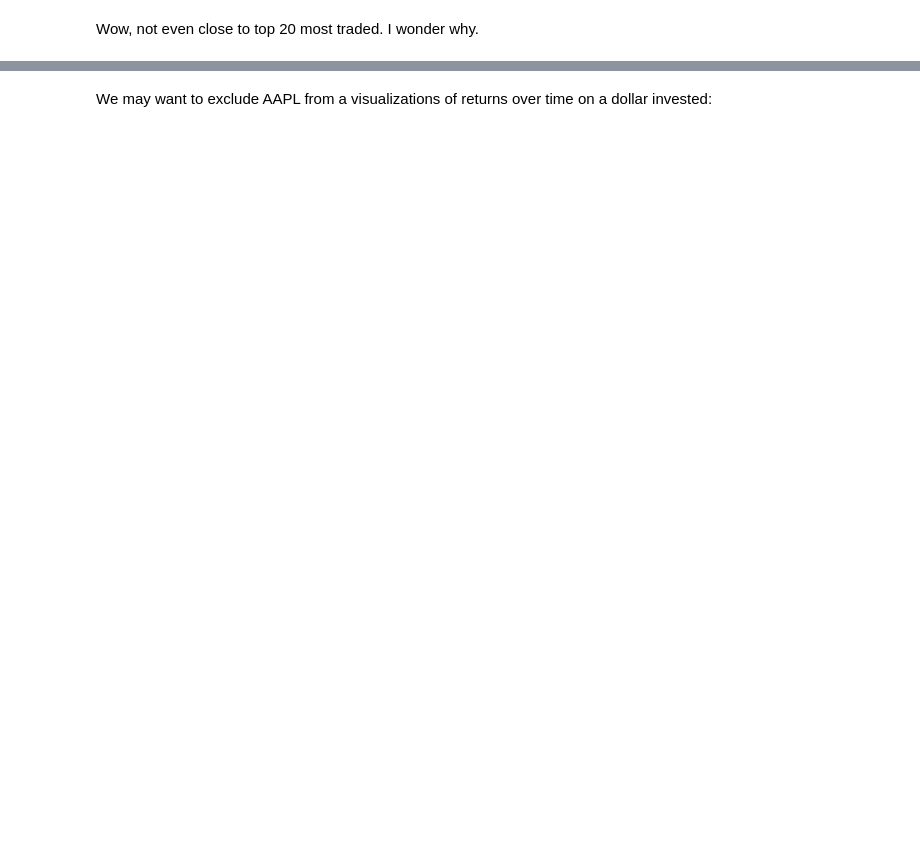
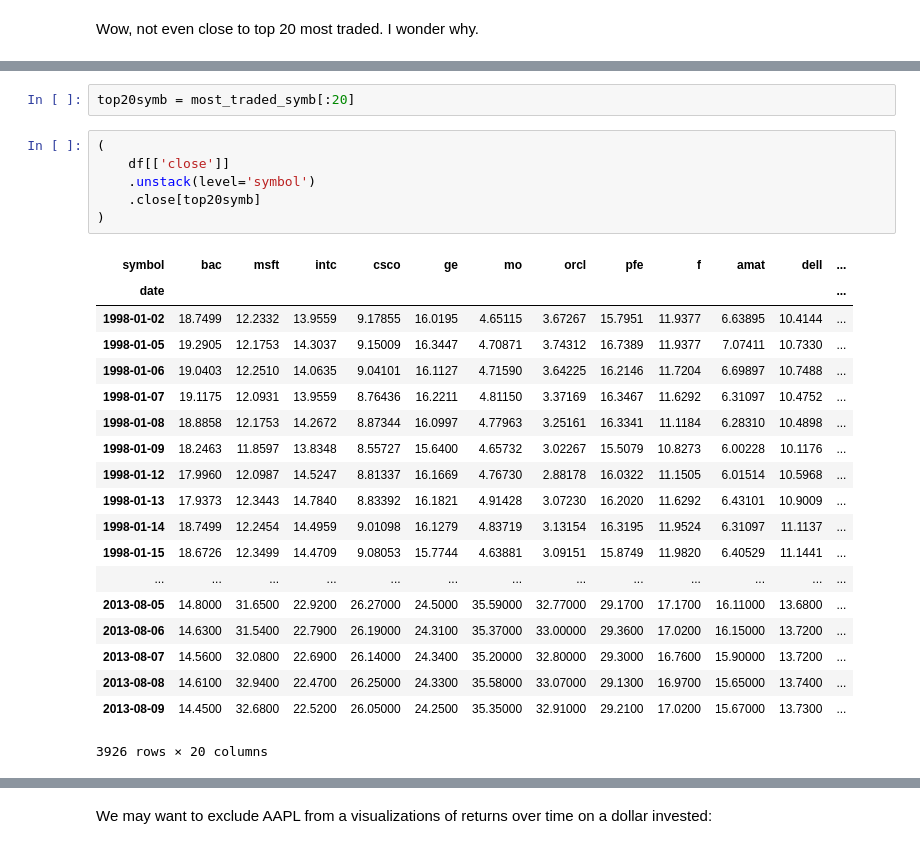
Before and after one commit to gpfreitas/financial_data_example, a Jupyter notebook: Financial Data with Pandas.ipynb, the cells around one changed output, grey strips where cells are left out. Saved outputs shown, nothing was run; the diff lists cells and outputs as text; blank space fills up the shorter version.

```diff
--- a/Financial Data with Pandas.ipynb
+++ b/Financial Data with Pandas.ipynb
@@ -207,0 +368,28 @@ Wow, not even close to top 20 most traded. I wonder why.
+# %%
+top20symb = most_traded_symb[:20]
+# %%
+(
+    df[['close']]
+    .unstack(level='symbol')
+    .close[top20symb]
+)
+# %% [output]
+| symbol | bac | msft | intc | csco | ge | mo | orcl | pfe | f | amat | dell | ... |
+| date |  |  |  |  |  |  |  |  |  |  |  | ... |
+| 1998-01-02 | 18.7499 | 12.2332 | 13.9559 | 9.17855 | 16.0195 | 4.65115 | 3.67267 | 15.7951 | 11.9377 | 6.63895 | 10.4144 | ... |
+| 1998-01-05 | 19.2905 | 12.1753 | 14.3037 | 9.15009 | 16.3447 | 4.70871 | 3.74312 | 16.7389 | 11.9377 | 7.07411 | 10.7330 | ... |
+| 1998-01-06 | 19.0403 | 12.2510 | 14.0635 | 9.04101 | 16.1127 | 4.71590 | 3.64225 | 16.2146 | 11.7204 | 6.69897 | 10.7488 | ... |
+| 1998-01-07 | 19.1175 | 12.0931 | 13.9559 | 8.76436 | 16.2211 | 4.81150 | 3.37169 | 16.3467 | 11.6292 | 6.31097 | 10.4752 | ... |
+| 1998-01-08 | 18.8858 | 12.1753 | 14.2672 | 8.87344 | 16.0997 | 4.77963 | 3.25161 | 16.3341 | 11.1184 | 6.28310 | 10.4898 | ... |
+| 1998-01-09 | 18.2463 | 11.8597 | 13.8348 | 8.55727 | 15.6400 | 4.65732 | 3.02267 | 15.5079 | 10.8273 | 6.00228 | 10.1176 | ... |
+| 1998-01-12 | 17.9960 | 12.0987 | 14.5247 | 8.81337 | 16.1669 | 4.76730 | 2.88178 | 16.0322 | 11.1505 | 6.01514 | 10.5968 | ... |
+| 1998-01-13 | 17.9373 | 12.3443 | 14.7840 | 8.83392 | 16.1821 | 4.91428 | 3.07230 | 16.2020 | 11.6292 | 6.43101 | 10.9009 | ... |
+| 1998-01-14 | 18.7499 | 12.2454 | 14.4959 | 9.01098 | 16.1279 | 4.83719 | 3.13154 | 16.3195 | 11.9524 | 6.31097 | 11.1137 | ... |
+| 1998-01-15 | 18.6726 | 12.3499 | 14.4709 | 9.08053 | 15.7744 | 4.63881 | 3.09151 | 15.8749 | 11.9820 | 6.40529 | 11.1441 | ... |
+| ... | ... | ... | ... | ... | ... | ... | ... | ... | ... | ... | ... | ... |
+| 2013-08-05 | 14.8000 | 31.6500 | 22.9200 | 26.27000 | 24.5000 | 35.59000 | 32.77000 | 29.1700 | 17.1700 | 16.11000 | 13.6800 | ... |
+| 2013-08-06 | 14.6300 | 31.5400 | 22.7900 | 26.19000 | 24.3100 | 35.37000 | 33.00000 | 29.3600 | 17.0200 | 16.15000 | 13.7200 | ... |
+| 2013-08-07 | 14.5600 | 32.0800 | 22.6900 | 26.14000 | 24.3400 | 35.20000 | 32.80000 | 29.3000 | 16.7600 | 15.90000 | 13.7200 | ... |
+| 2013-08-08 | 14.6100 | 32.9400 | 22.4700 | 26.25000 | 24.3300 | 35.58000 | 33.07000 | 29.1300 | 16.9700 | 15.65000 | 13.7400 | ... |
+| 2013-08-09 | 14.4500 | 32.6800 | 22.5200 | 26.05000 | 24.2500 | 35.35000 | 32.91000 | 29.2100 | 17.0200 | 15.67000 | 13.7300 | ... |
+3926 rows × 20 columns
```
Also changed, not shown: parts of 52 cells of this notebook.
